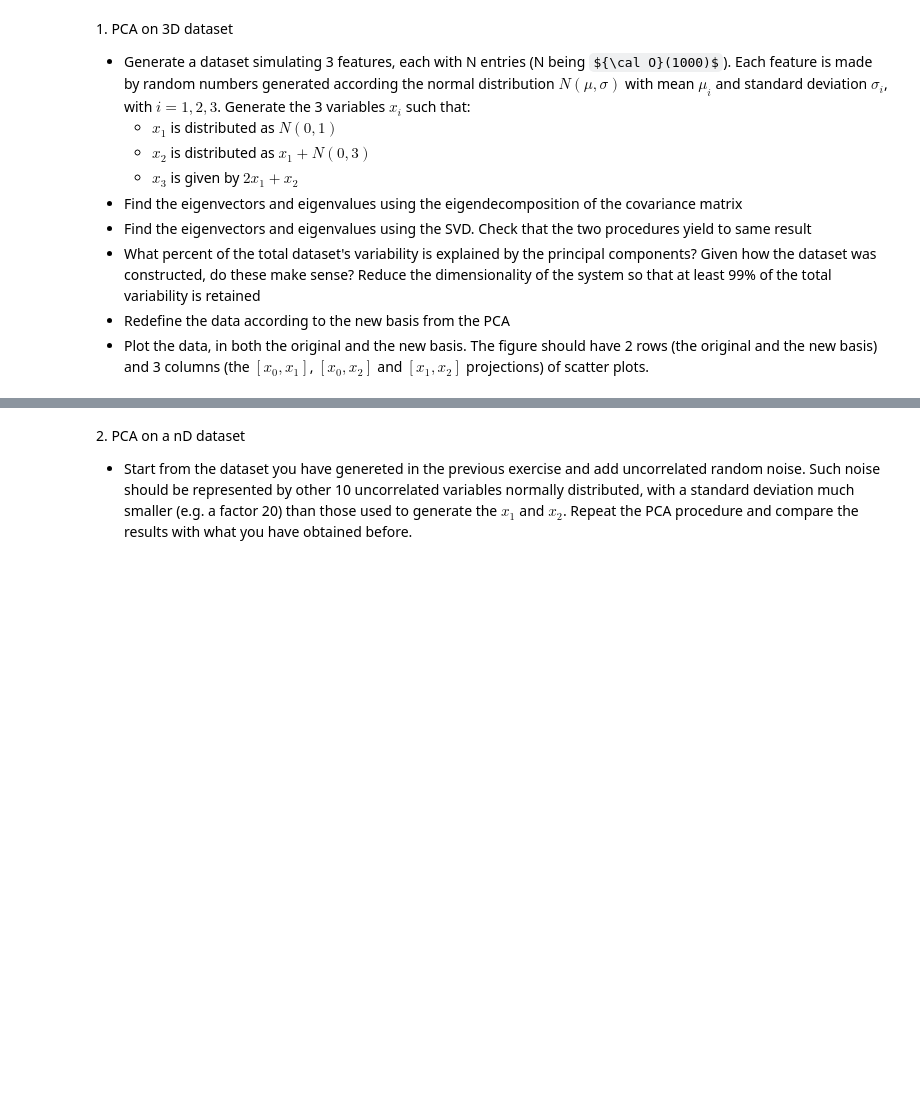
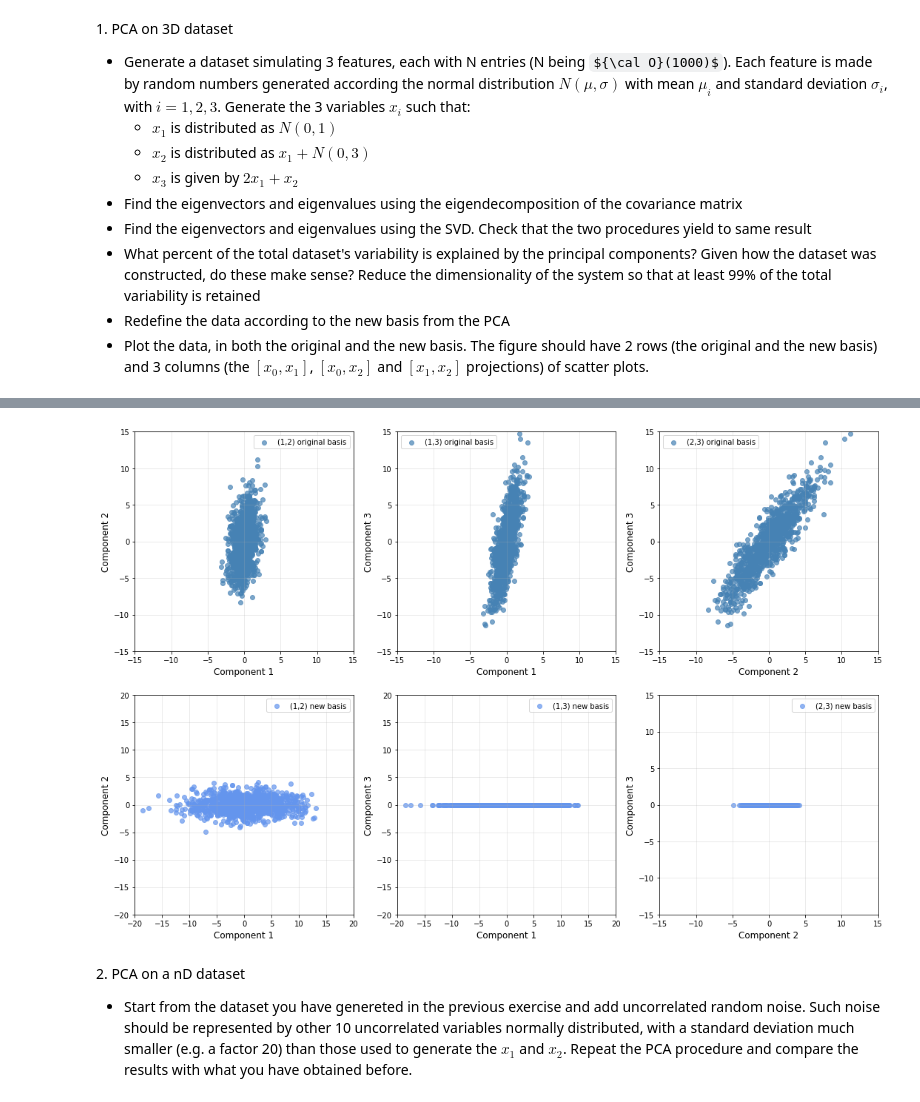
Before and after one commit to vittoriapv/HighLevelProgramming2021, a Jupyter notebook: 10ex_algebra.ipynb, the cells around one changed output, grey strips where cells are left out. Saved outputs shown, nothing was run; the diff lists cells and outputs as text; code cells hidden in the pictures; some formulas as TeX source; blank space fills up the shorter version.

```diff
--- a/10ex_algebra.ipynb
+++ b/10ex_algebra.ipynb
@@ -20,0 +67,20 @@ N=1000
+# %%
+#Dimension reduction via PCA for p=3 (k=1,2)
+Lambda = np.diag(np.real_if_close(l))
+var1=[abs(Lambda[i,i])/Lambda.trace() for i in range(0,3)]
+var2=[abs(Lambda[0,0] + Lambda[1,1])/Lambda.trace(),abs(Lambda[0,0] + Lambda[2,2])/Lambda.trace(),abs(Lambda[2,2] + Lambda[1,1])/Lambda.trace()]
+for i in range(0,3):
+    print('By selecting the component', i+1, 'we retain %.2f of the total variability.' % (var1[i] * 100))
+print('By selecting the components (1,2) we retain %.2f of the total variability.' % (var2[0] * 100))
+print('By selecting the components (1,3) we retain %.2f of the total variability.' % (var2[1] * 100))
+print('By selecting the components (2,3) we retain %.2f of the total variability.' % (var2[2] * 100))
+
+
+#The variability of the dataset is completely related to the first and second components while the third one does not
+#contribute. This result was however expected since the third component is dependent from the first 2.
+
+
+
+#Redefining the dataset according to the new basis from the PCA
+V[:, np.isclose(np.real_if_close(l), 0)] = 0 #removing the third component from the eigenvector matrix
+dm_rot=np.dot(V.T, dataset_matrix) #rotating the data by multiplying by V transpose
@@ -21,3 +101,56 @@ N=1000
+# %%
+#Plotting the data (original and new basis)
+fig, ((ax1, ax2, ax3), (ax4, ax5, ax6)) = plt.subplots(nrows=2, ncols=3, figsize=(18, 12))
+
+ax1.scatter(dataset_matrix[0, :], dataset_matrix[1, :],label='(1,2) original basis',color='steelblue',alpha=0.7)
+ax1.set_xlabel('Component 1', fontsize=12)
+ax1.set_ylabel('Component 2', fontsize=12)
+ax1.set_xlim(-15,15)
+ax1.set_ylim(-15,15)
+ax1.legend(loc = 'best')
+ax1.grid(alpha=0.3)
+
+ax2.scatter(dataset_matrix[0, :], dataset_matrix[2, :],label='(1,3) original basis',color='steelblue',alpha=0.7)
+ax2.set_xlabel('Component 1', fontsize=12)
+ax2.set_ylabel('Component 3', fontsize=12)
+ax2.set_xlim(-15,15)
+ax2.set_ylim(-15,15)
+ax2.legend(loc = 'best')
+ax2.grid(alpha=0.3)
+
+ax3.scatter(dataset_matrix[1, :], dataset_matrix[2 :],label='(2,3) original basis',color='steelblue',alpha=0.7)
+ax3.set_xlabel('Component 2', fontsize=12)
+ax3.set_ylabel('Component 3', fontsize=12)
+ax3.set_xlim(-15,15)
+ax3.set_ylim(-15,15)
+ax3.legend(loc = 'best')
+ax3.grid(alpha=0.3)
+
+ax4.scatter(dm_rot[0, :], dm_rot[1, :],label='(1,2) new basis',color='cornflowerblue',alpha=0.7)
+ax4.set_xlabel('Component 1', fontsize=12)
+ax4.set_ylabel('Component 2', fontsize=12)
+ax4.set_xlim(-20,20)
+ax4.set_ylim(-20,20)
+ax4.legend(loc = 'best')
+ax4.grid(alpha=0.3)
+
+ax5.scatter(dm_rot[0, :], dm_rot[2, :],label='(1,3) new basis',color='cornflowerblue',alpha=0.7)
+ax5.set_xlabel('Component 1', fontsize=12)
+ax5.set_ylabel('Component 3', fontsize=12)
+ax5.set_xlim(-20,20)
+ax5.set_ylim(-20,20)
+ax5.legend(loc = 'best')
+ax5.grid(alpha=0.3)
+
+ax6.scatter(dm_rot[1, :], dm_rot[2 :],label='(2,3) new basis',color='cornflowerblue',alpha=0.7)
+ax6.set_xlabel('Component 2', fontsize=12)
+ax6.set_ylabel('Component 3', fontsize=12)
+ax6.set_xlim(-15,15)
+ax6.set_ylim(-15,15)
+ax6.legend(loc = 'best')
+ax6.grid(alpha=0.3)
+# %% [output]
+[figure, added]
 # %% [markdown]
 2\. PCA on a nD dataset
 
```
Also changed, not shown: parts of 5 cells of this notebook, 1 other file.
